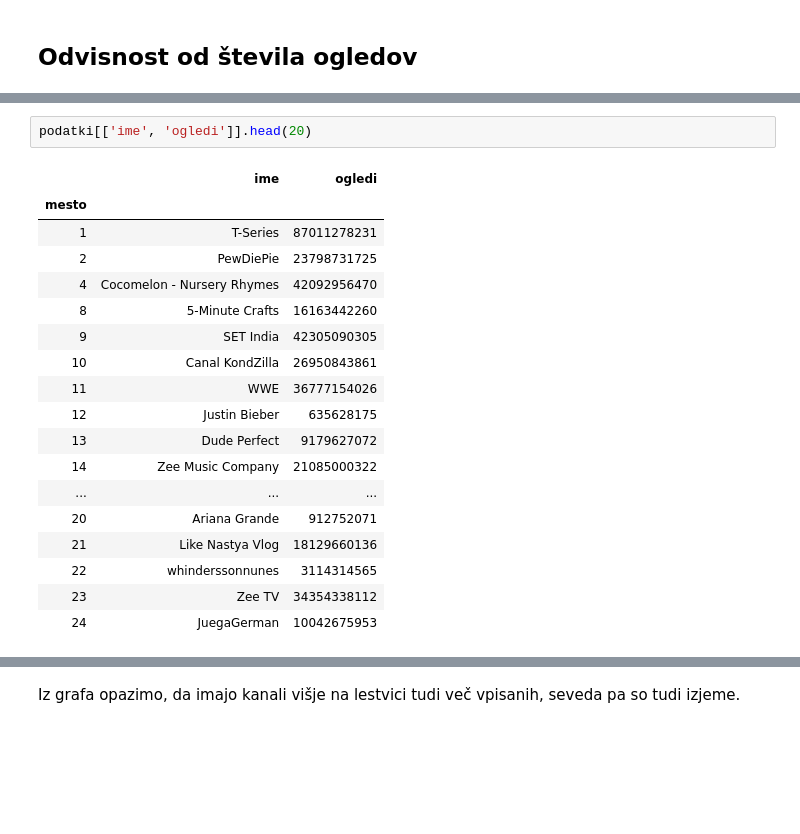
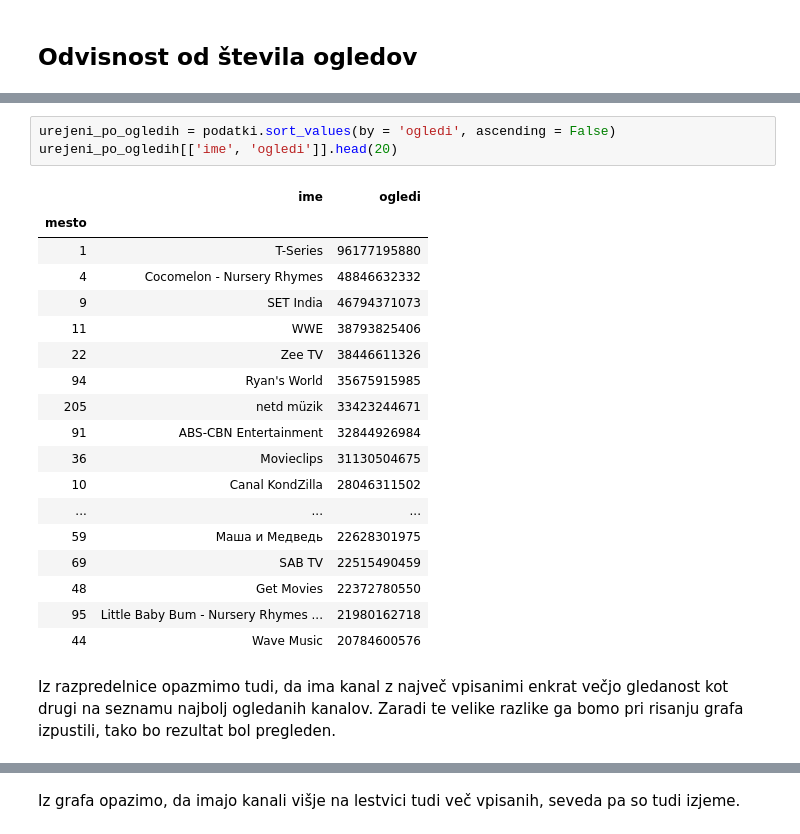
Before and after one commit to tanjaderin/Projektna-naloga-analiza-podatkov, a Jupyter notebook: obdelani-podatki/analiza_podatkov.ipynb, the cells around one changed output, grey strips where cells are left out. Saved outputs shown, nothing was run; the diff lists cells and outputs as text; blank space fills up the shorter version.

```diff
--- a/obdelani-podatki/analiza_podatkov.ipynb
+++ b/obdelani-podatki/analiza_podatkov.ipynb
@@ -239,22 +246,25 @@ podatki['ogledi'].max()
 # %%
-podatki[['ime', 'ogledi']].head(20)
+urejeni_po_ogledih = podatki.sort_values(by = 'ogledi', ascending = False)
+urejeni_po_ogledih[['ime', 'ogledi']].head(20)
 # %% [output]
 |  | ime | ogledi |
 | mesto |  |  |
-| 1 | T-Series | 87011278231 |
-| 2 | PewDiePie | 23798731725 |
-| 4 | Cocomelon - Nursery Rhymes | 42092956470 |
-| 8 | 5-Minute Crafts | 16163442260 |
-| 9 | SET India | 42305090305 |
-| 10 | Canal KondZilla | 26950843861 |
-| 11 | WWE | 36777154026 |
-| 12 | Justin Bieber | 635628175 |
-| 13 | Dude Perfect | 9179627072 |
-| 14 | Zee Music Company | 21085000322 |
+| 1 | T-Series | 96177195880 |
+| 4 | Cocomelon - Nursery Rhymes | 48846632332 |
+| 9 | SET India | 46794371073 |
+| 11 | WWE | 38793825406 |
+| 22 | Zee TV | 38446611326 |
+| 94 | Ryan's World | 35675915985 |
+| 205 | netd müzik | 33423244671 |
+| 91 | ABS-CBN Entertainment | 32844926984 |
+| 36 | Movieclips | 31130504675 |
+| 10 | Canal KondZilla | 28046311502 |
 | ... | ... | ... |
-| 20 | Ariana Grande | 912752071 |
-| 21 | Like Nastya Vlog | 18129660136 |
-| 22 | whinderssonnunes | 3114314565 |
-| 23 | Zee TV | 34354338112 |
-| 24 | JuegaGerman | 10042675953 |
+| 59 | Маша и Медведь | 22628301975 |
+| 69 | SAB TV | 22515490459 |
+| 48 | Get Movies | 22372780550 |
+| 95 | Little Baby Bum - Nursery Rhymes ... | 21980162718 |
+| 44 | Wave Music | 20784600576 |
+# %% [markdown]
+Iz razpredelnice opazmimo tudi, da ima kanal z največ vpisanimi enkrat večjo gledanost kot drugi na seznamu najbolj ogledanih kanalov. Zaradi te velike razlike ga bomo pri risanju grafa izpustili, tako bo rezultat bol pregleden.
 # %%
```
Also changed, not shown: parts of 22 cells of this notebook.
